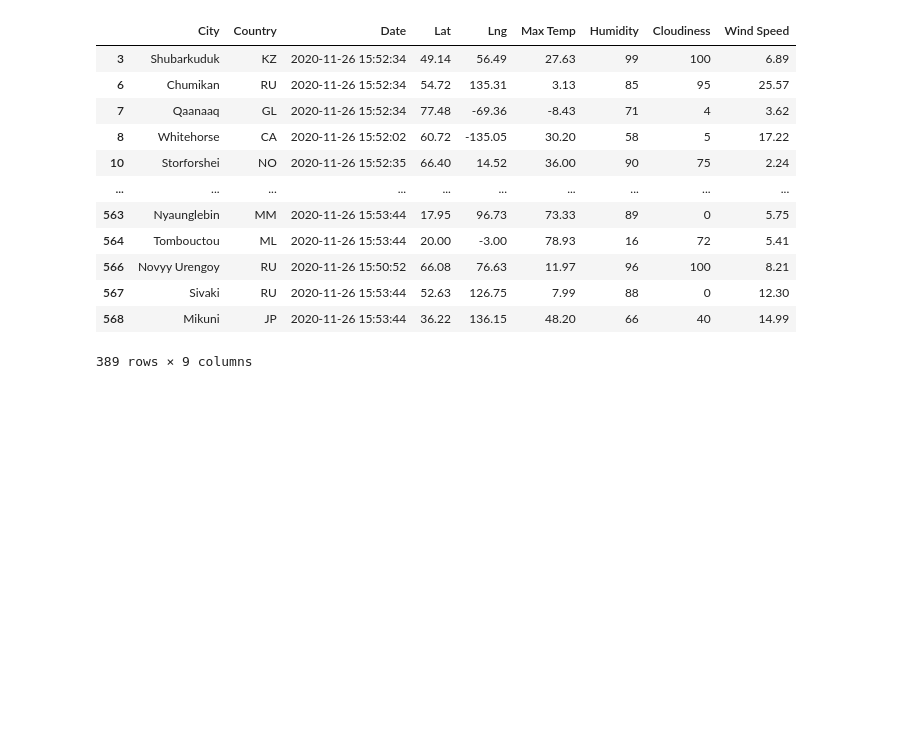
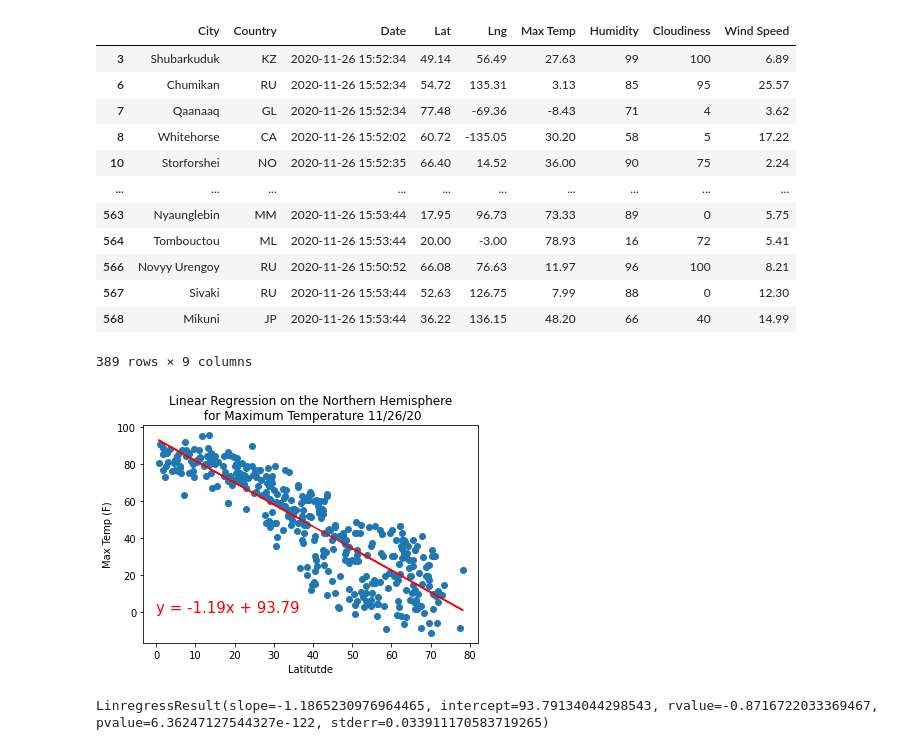
Before and after one commit to osvaldoferraz/World_Weather_Analysis, a Jupyter notebook: WeatherPy.ipynb, the cells around one changed output. Drawn from its saved outputs; the diff is of its cells as text; code cells hidden in the pictures; blank space fills up the shorter version.

Commit message:
Correlational Graphs done

```diff
--- a/WeatherPy.ipynb
+++ b/WeatherPy.ipynb
@@ -315,7 +315,8 @@ def plot_linear_regression(x_values, y_values, title, y_label, text_coordinates)
     # Annotate the text for the line equation
     plt.annotate(line_eq, text_coordinates, fontsize=15, color='red')
     plt.xlabel('Latitutde')
-    plt.ylabel('y_label')
+    plt.ylabel(y_label)
+    plt.title(title)
     plt.show()
 # %%
 index13 = city_data_df.loc[13]
@@ -351,3 +352,15 @@ city_data_df.loc[(city_data_df['Lat'] >= 0)]
 # Create Northern and Southern Hemisphere DataFrames
 northern_hemi_df = city_data_df.loc[(city_data_df['Lat'] >= 0)]
 southern_hemi_df = city_data_df.loc[(city_data_df['Lat'] < 0)]
+# %%
+# Linear regression on the Northern Hemisphere
+x_values = northern_hemi_df['Lat']
+y_values = northern_hemi_df['Max Temp']
+# Call the function
+plot_linear_regression(x_values, y_values, 'Linear Regression on the Northern Hemisphere\n for Maximum Temperature ' + time.strftime('%x'), 'Max Temp (F)', (0,0))
+# %% [output]
+[figure, added]
+# %%
+linregress(x_values, y_values)
+# %% [output]
+LinregressResult(slope=-1.1865230976964465, intercept=93.79134044298543, rvalue=-0.8716722033369467, pvalue=6.36247127544327e-122, stderr=0.033911170583719265)
```
Also changed, not shown: parts of 15 cells of this notebook.
